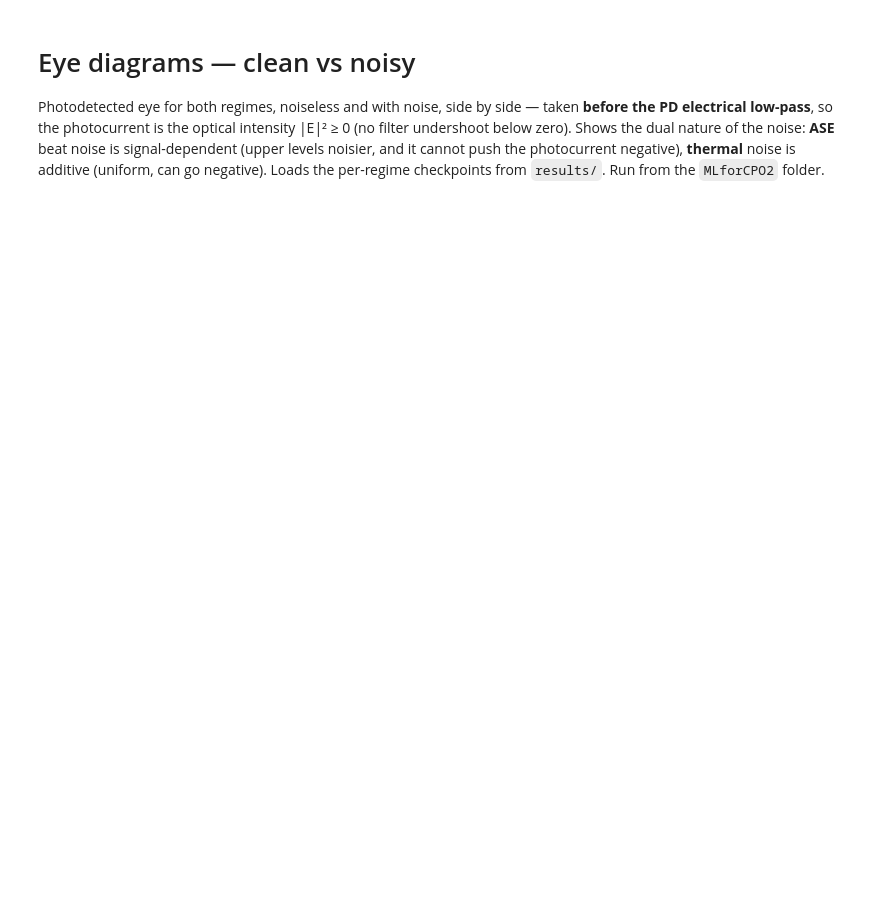
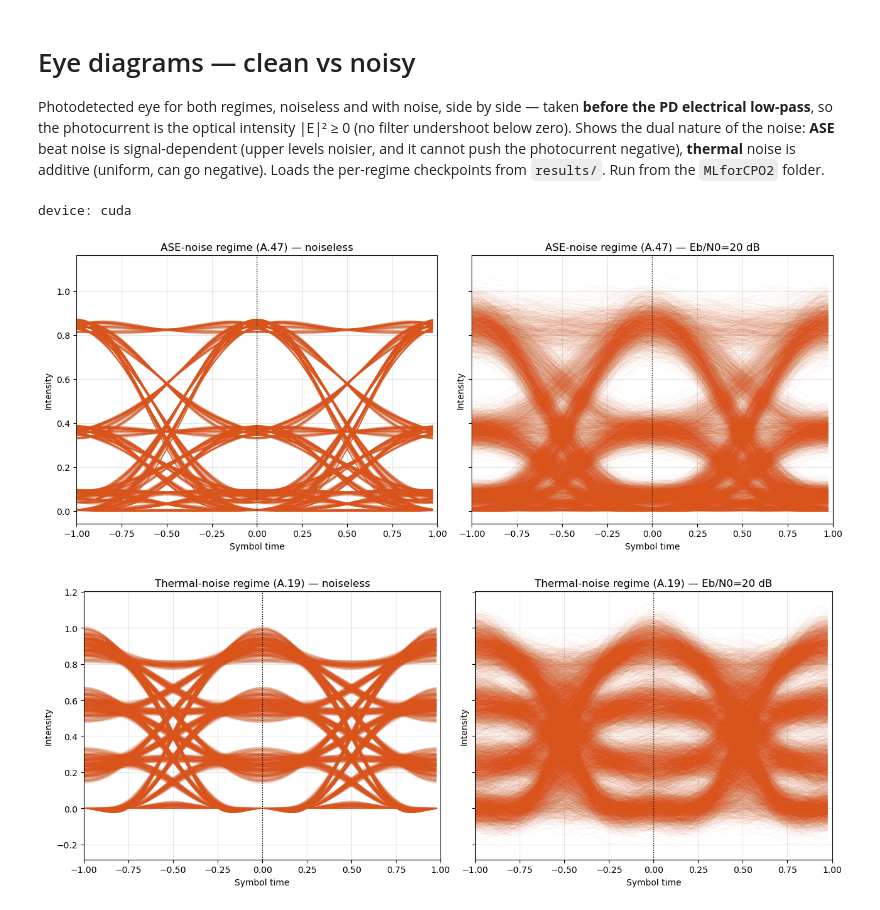
Before and after one commit to cellinidario/ericsson, a Jupyter notebook: eye_diagrams.ipynb, the cells around one changed output. Saved outputs shown, nothing was run; the diff lists cells and outputs as text; code cells hidden in the pictures; blank space fills up the shorter version.

```diff
--- a/eye_diagrams.ipynb
+++ b/eye_diagrams.ipynb
@@ -31,7 +31,14 @@ from utils import add_awgn, decision_phase_by_separation
 device = "cuda" if torch.cuda.is_available() else "cpu"
 print("device:", device)
 
-EBN0 = 20.0        # Eb/N0 [dB] for the noisy eye
+# Built fresh per regime in the decision-threshold reference mode (fixed optimum levels: equispaced
+# INTENSITY for thermal/A.19, equispaced AMPLITUDE for ASE/A.47) -- no checkpoint needed.
+WAVELENGTH = "back-to-back"   # "back-to-back" | "oband" | "cband"
+MODULATOR = "linear"          # "linear" | "mzm"
+MATCHED_FILTERS = "rrc"       # "rrc" | "freq-rect" | "time-rect"
+EBN0 = 20.0                   # Eb/N0 [dB] for the noisy eye
+# %% [output]
+device: cuda
 # %%
 def draw_eye(ax, photocurrent, sps, phase, title, fine_sps=40, skip=100, num_symbols=10000):
     """Overlay symbol windows of the photocurrent to form the eye."""
@@ -49,40 +56,42 @@ def draw_eye(ax, photocurrent, sps, phase, title, fine_sps=40, skip=100, num_sym
     ax.set_ylabel("Intensity")
     ax.set_title(title)
 # %%
-REGIME_LABEL = {"thermal": "Thermal-noise regime", "ase": "ASE-noise regime"}
-SNR_NAME = {"thermal": "SNR", "ase": "OSNR"}
+REGIME_LABEL = {"thermal": "Thermal-noise regime (A.19)", "ase": "ASE-noise regime (A.47)"}
 
 for regime in ["ase", "thermal"]:
-    ckpt = torch.load(os.path.join("results", f"pam4_{regime}.pt"), weights_only=False, map_location=device)
     cfg = Config()
+    cfg.set_wavelength_band(WAVELENGTH)
     cfg.noise_regime = regime
-    cfg.minibatch_symbols = 4096
+    cfg.modulator = MODULATOR
+    cfg.tx_filter = MATCHED_FILTERS
+    cfg.rx_filter = MATCHED_FILTERS
+    cfg.equalizer = "threshold"                  # fixed optimum reference levels -> no checkpoint needed
     cfg.edge_guard_symbols = 48
-    cfg.rx_sqrt_companding = ckpt.get("rx_sqrt_companding")                       # restore build choices
-    cfg.optical_filter_type = ckpt.get("optical_filter_type", cfg.optical_filter_type)
-    tx = Transmitter(cfg).to(device)
+    cfg._compute_derived()
+    tx = Transmitter(cfg).to(device).eval()      # regime-aware levels (intensity for A.19, amplitude for A.47)
     ch = OpticalChannel(cfg).to(device)
-    tx.load_state_dict(ckpt["transmitter"])
-    tx.eval()
-    # eye BEFORE the PD electrical low-pass: photocurrent = optical intensity |E|^2 >= 0
-    # (no filter undershoot below zero; only thermal noise, added after detection, can go negative)
+    # eye BEFORE the PD electrical low-pass: photocurrent = optical intensity |E|^2 >= 0 (no undershoot
+    # below zero; only thermal noise, added after detection, can go negative)
     ch.pd_filter = torch.nn.Identity()
     sps = cfg.samples_per_symbol_sim
     torch.manual_seed(2)
     bits = random_bits(cfg.bits_per_symbol, 12000, device)
     symbols = bits_to_symbols(bits, cfg.bits_per_symbol).cpu().numpy()
     with torch.no_grad():
         clean = ch(tx(bits)).cpu().numpy()
         if regime == "ase":
             noisy = ch(tx(bits), ase_ebn0_db=EBN0).cpu().numpy()                  # ASE beat noise on the field
         else:
             noisy = add_awgn(ch(tx(bits)), EBN0, cfg.bits_per_symbol, sps).cpu().numpy()   # thermal AWGN at ADC
     phase, _ = decision_phase_by_separation(clean, sps, symbols)
 
     # sharey -> same y-axis on both panels (set by the noisy one, the wider range)
     fig, axes = plt.subplots(1, 2, figsize=(13, 5.2), sharey=True)
-    draw_eye(axes[0], clean, sps, phase, REGIME_LABEL[regime])
-    draw_eye(axes[1], noisy, sps, phase, f"{REGIME_LABEL[regime]} {SNR_NAME[regime]}={EBN0:.0f} dB")
+    draw_eye(axes[0], clean, sps, phase, REGIME_LABEL[regime] + " — noiseless")
+    draw_eye(axes[1], noisy, sps, phase, REGIME_LABEL[regime] + f" — Eb/N0={EBN0:.0f} dB")
     fig.tight_layout()
     fig.savefig(os.path.join("results", f"pam4_eye_{regime}.png"), dpi=150, bbox_inches="tight")
     plt.show()
+# %% [output]
+[figure, added]
+[figure, added]
```
Also changed, not shown: 7 other files.
